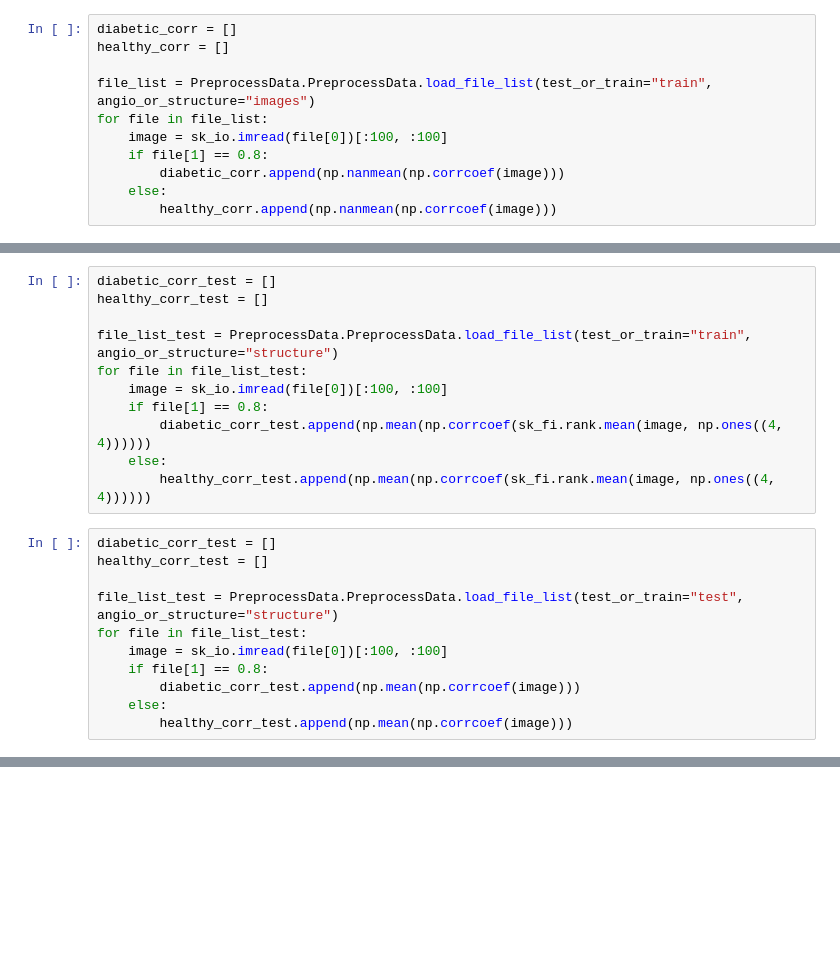
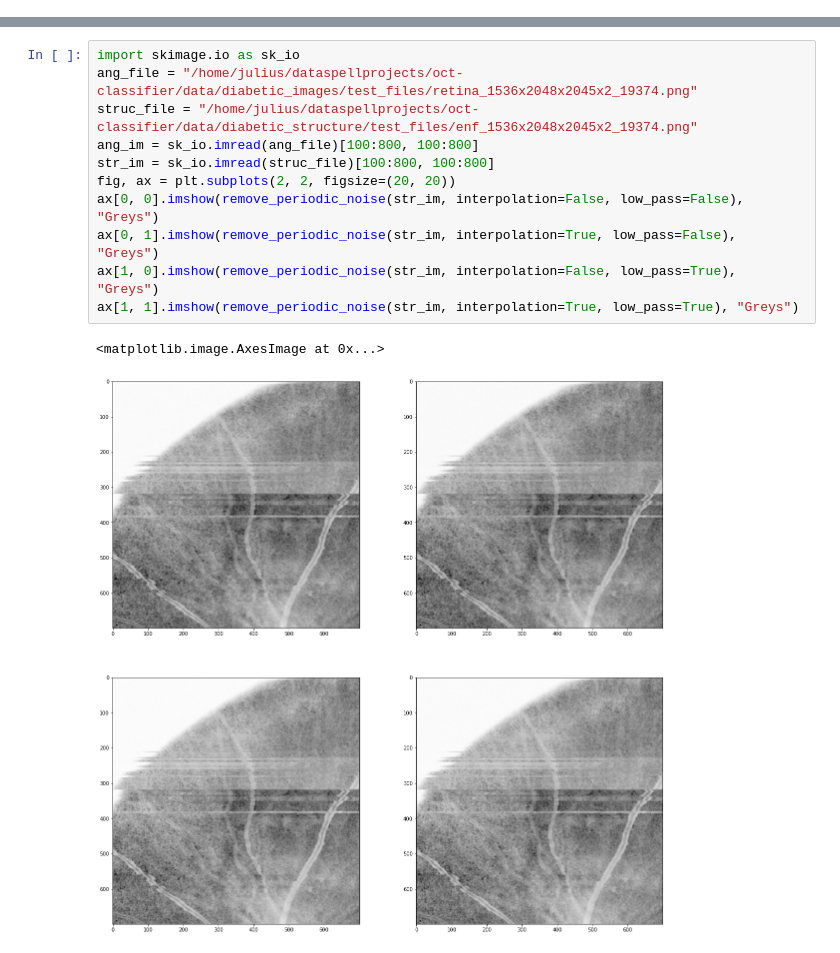
Before and after one commit to LilWeirdProgramms/oct-classifier, a Jupyter notebook: test.ipynb, the cells around one changed output, grey strips where cells are left out. Cells and saved outputs as stored; diff of their text form; blank space fills up the shorter version.

```diff
--- a/test.ipynb
+++ b/test.ipynb
@@ -145,11 +0,0 @@ healthy_corr = []
-# %%
-diabetic_corr = []
-healthy_corr = []
-
-file_list = PreprocessData.PreprocessData.load_file_list(test_or_train="train", angio_or_structure="images")
-for file in file_list:
-    image = sk_io.imread(file[0])[:100, :100]
-    if file[1] == 0.8:
-        diabetic_corr.append(np.nanmean(np.corrcoef(image)))
-    else:
-        healthy_corr.append(np.nanmean(np.corrcoef(image)))
@@ -158,22 +0,0 @@ out=np.convolve(arr,kern, mode='same')
-# %%
-diabetic_corr_test = []
-healthy_corr_test = []
-
-file_list_test = PreprocessData.PreprocessData.load_file_list(test_or_train="train", angio_or_structure="structure")
-for file in file_list_test:
-    image = sk_io.imread(file[0])[:100, :100]
-    if file[1] == 0.8:
-        diabetic_corr_test.append(np.mean(np.corrcoef(sk_fi.rank.mean(image, np.ones((4, 4))))))
-    else:
-        healthy_corr_test.append(np.mean(np.corrcoef(sk_fi.rank.mean(image, np.ones((4, 4))))))
-# %%
-diabetic_corr_test = []
-healthy_corr_test = []
-
-file_list_test = PreprocessData.PreprocessData.load_file_list(test_or_train="test", angio_or_structure="structure")
-for file in file_list_test:
-    image = sk_io.imread(file[0])[:100, :100]
-    if file[1] == 0.8:
-        diabetic_corr_test.append(np.mean(np.corrcoef(image)))
-    else:
-        healthy_corr_test.append(np.mean(np.corrcoef(image)))
@@ -317,0 +113,14 @@ nan
+# %%
+import skimage.io as sk_io
+ang_file = "/home/julius/dataspellprojects/oct-classifier/data/diabetic_images/test_files/retina_1536x2048x2045x2_19374.png"
+struc_file = "/home/julius/dataspellprojects/oct-classifier/data/diabetic_structure/test_files/enf_1536x2048x2045x2_19374.png"
+ang_im = sk_io.imread(ang_file)[100:800, 100:800]
+str_im = sk_io.imread(struc_file)[100:800, 100:800]
+fig, ax = plt.subplots(2, 2, figsize=(20, 20))
+ax[0, 0].imshow(remove_periodic_noise(str_im, interpolation=False, low_pass=False), "Greys")
+ax[0, 1].imshow(remove_periodic_noise(str_im, interpolation=True, low_pass=False), "Greys")
+ax[1, 0].imshow(remove_periodic_noise(str_im, interpolation=False, low_pass=True), "Greys")
+ax[1, 1].imshow(remove_periodic_noise(str_im, interpolation=True, low_pass=True), "Greys")
+# %% [output]
+<matplotlib.image.AxesImage at 0x...>
+[figure, added]
```
Also changed, not shown: parts of 71 cells of this notebook, 18 other files.
